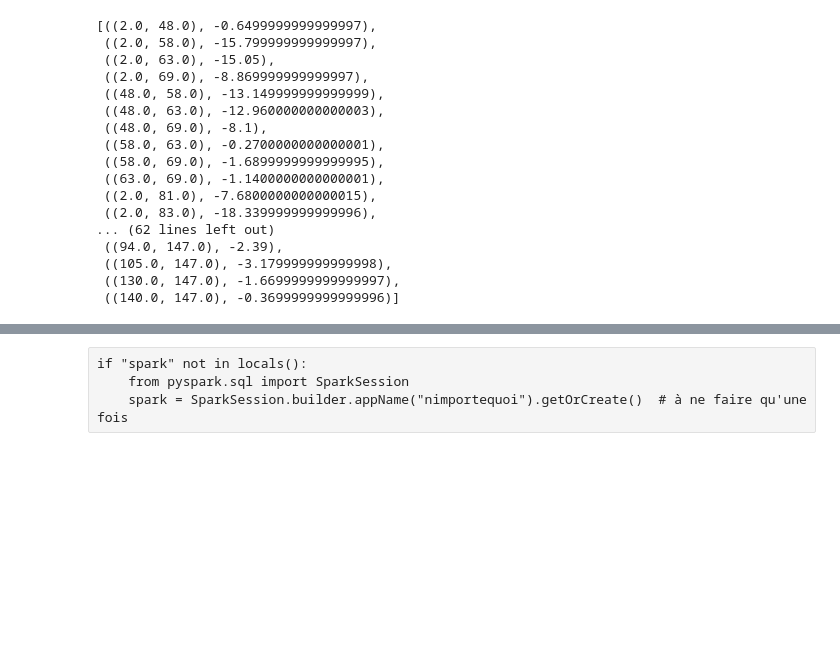
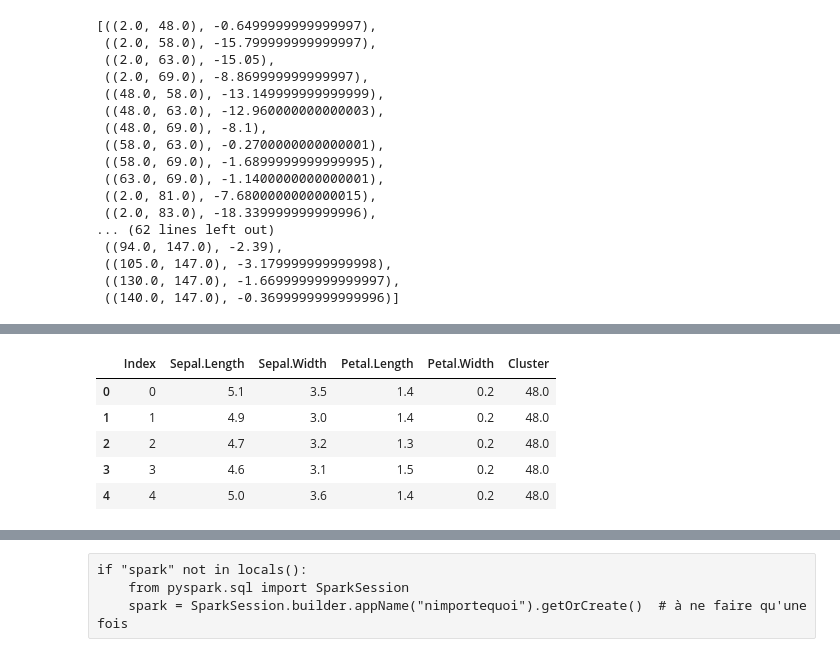
Before and after one commit to RomanePersch/PySpark-Affinity-Propagation, a Jupyter notebook: MapReduce Affinity Propagation Clustering.ipynb, the cells around one changed output, grey strips where cells are left out. Cells and saved outputs as stored; diff of their text form; code cells hidden in the pictures; blank space fills up the shorter version.

```diff
--- a/MapReduce Affinity Propagation Clustering.ipynb
+++ b/MapReduce Affinity Propagation Clustering.ipynb
@@ -449,0 +561,3 @@ edges.collect()
+# %%
+import pandas as pd
+df_res = pd.DataFrame(result_clustering.flatMap(lambda (center, points) : [(point, center) for point in points]).collect())
@@ -449,0 +573,3 @@ edges.collect()
+# %%
+df_res.columns=['Index', 'Cluster']
+df_res.head()
@@ -449,0 +603,10 @@ edges.collect()
+# %%
+final_df = pd.merge(data_df, df_res, left_on = "Index", right_on = "Index")
+final_df.head()
+# %% [output]
+|  | Index | Sepal.Length | Sepal.Width | Petal.Length | Petal.Width | Cluster |
+| 0 | 0 | 5.1 | 3.5 | 1.4 | 0.2 | 48.0 |
+| 1 | 1 | 4.9 | 3.0 | 1.4 | 0.2 | 48.0 |
+| 2 | 2 | 4.7 | 3.2 | 1.3 | 0.2 | 48.0 |
+| 3 | 3 | 4.6 | 3.1 | 1.5 | 0.2 | 48.0 |
+| 4 | 4 | 5.0 | 3.6 | 1.4 | 0.2 | 48.0 |
```
Also changed, not shown: parts of 53 cells of this notebook.
